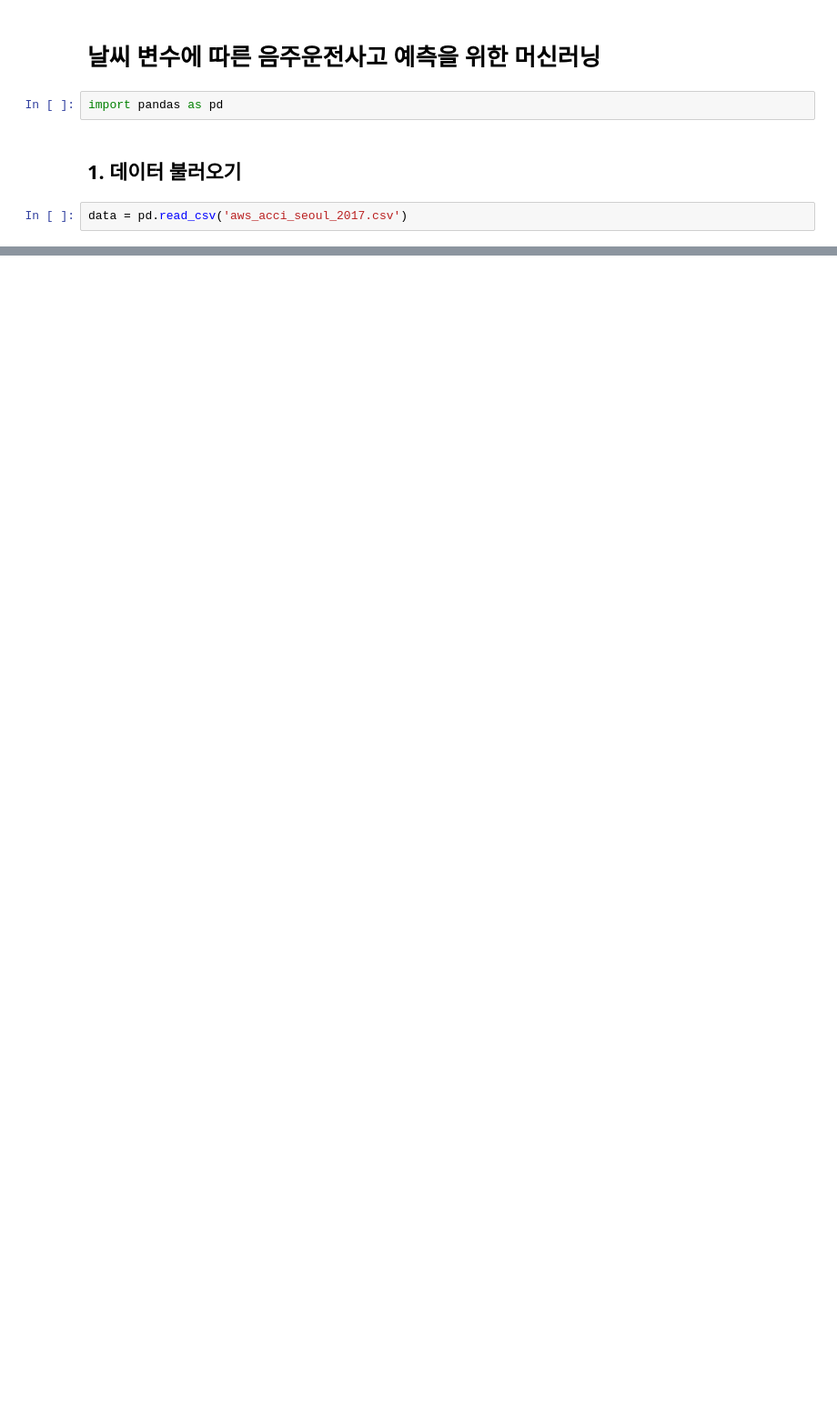
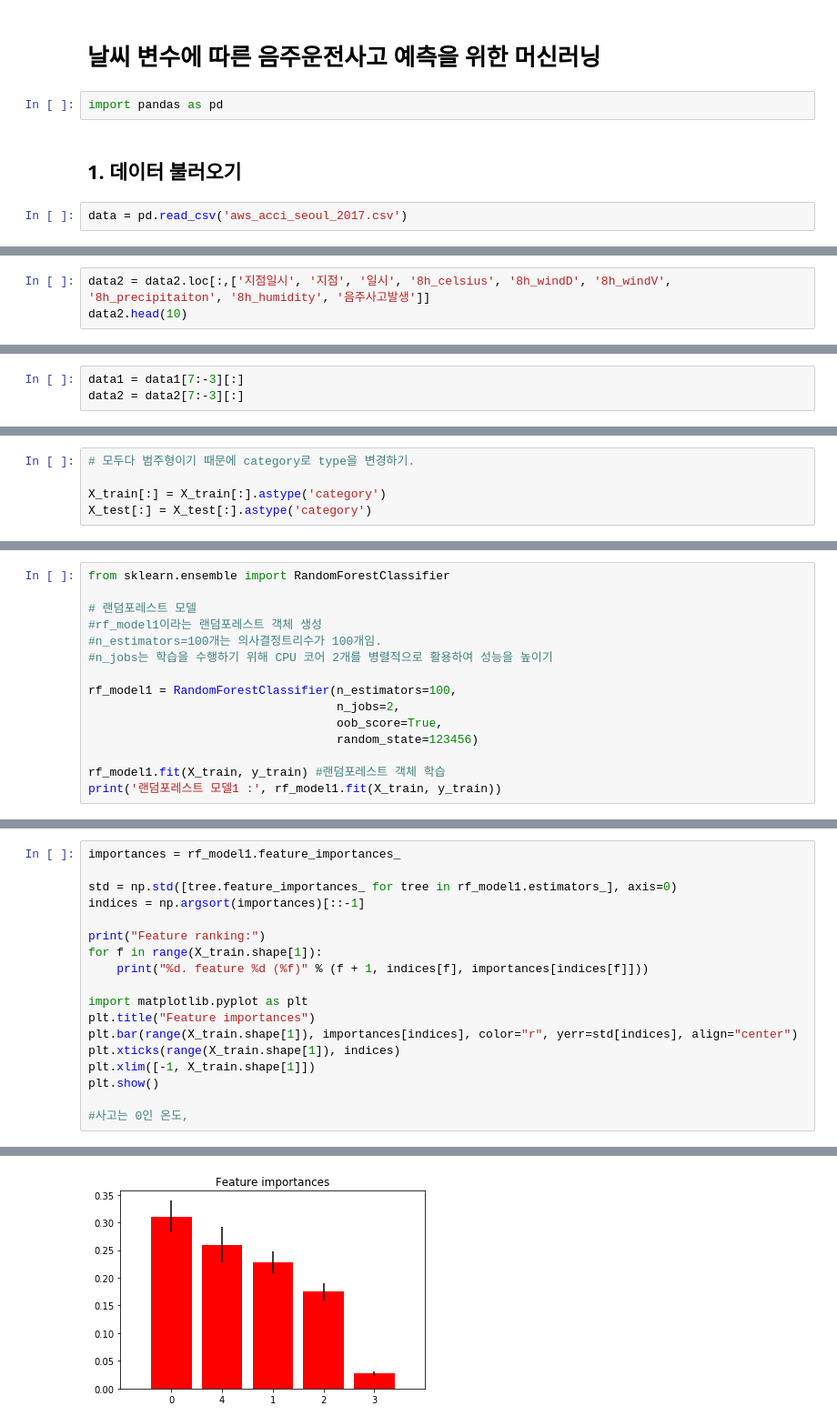
Before and after one commit to DreamingDataScientist/DataCompetition, a Jupyter notebook: 02. acc_prediction_ML.ipynb, the cells around one changed output, grey strips where cells are left out. Shown at 91% size. Drawn from its saved outputs; the diff is of its cells as text; blank space fills up the shorter version.

```diff
--- a/02. acc_prediction_ML.ipynb
+++ b/02. acc_prediction_ML.ipynb
@@ -240,0 +62,3 @@ array([[ 0.0101027 ],
+# %%
+data2 = data2.loc[:,['지점일시', '지점', '일시', '8h_celsius', '8h_windD', '8h_windV', '8h_precipitaiton', '8h_humidity', '음주사고발생']]
+data2.head(10)
@@ -240,0 +120,3 @@ array([[ 0.0101027 ],
+# %%
+data1 = data1[7:-3][:]
+data2 = data2[7:-3][:]
@@ -240,0 +223,5 @@ array([[ 0.0101027 ],
+# %%
+# 모두다 범주형이기 때문에 category로 type을 변경하기.
+
+X_train[:] = X_train[:].astype('category')
+X_test[:] = X_test[:].astype('category')
@@ -240,0 +364,15 @@ array([[ 0.0101027 ],
+# %%
+from sklearn.ensemble import RandomForestClassifier
+
+# 랜덤포레스트 모델
+#rf_model1이라는 랜덤포레스트 객체 생성
+#n_estimators=100개는 의사결정트리수가 100개임.
+#n_jobs는 학습을 수행하기 위해 CPU 코어 2개를 병렬적으로 활용하여 성능을 높이기
+
+rf_model1 = RandomForestClassifier(n_estimators=100,
+                                   n_jobs=2,
+                                   oob_score=True,
+                                   random_state=123456)
+
+rf_model1.fit(X_train, y_train) #랜덤포레스트 객체 학습
+print('랜덤포레스트 모델1 :', rf_model1.fit(X_train, y_train))
@@ -240,0 +415,19 @@ array([[ 0.0101027 ],
+# %%
+importances = rf_model1.feature_importances_
+
+std = np.std([tree.feature_importances_ for tree in rf_model1.estimators_], axis=0)
+indices = np.argsort(importances)[::-1]
+
+print("Feature ranking:")
+for f in range(X_train.shape[1]):
+    print("%d. feature %d (%f)" % (f + 1, indices[f], importances[indices[f]]))
+
+import matplotlib.pyplot as plt
+plt.title("Feature importances")
+plt.bar(range(X_train.shape[1]), importances[indices], color="r", yerr=std[indices], align="center")
+plt.xticks(range(X_train.shape[1]), indices)
+plt.xlim([-1, X_train.shape[1]])
+plt.show()
+
+#사고는 0인 온도,
+# %% [output]
@@ -240,0 +440 @@ array([[ 0.0101027 ],
+[figure, added]
```
Also changed, not shown: parts of 52 cells of this notebook.
